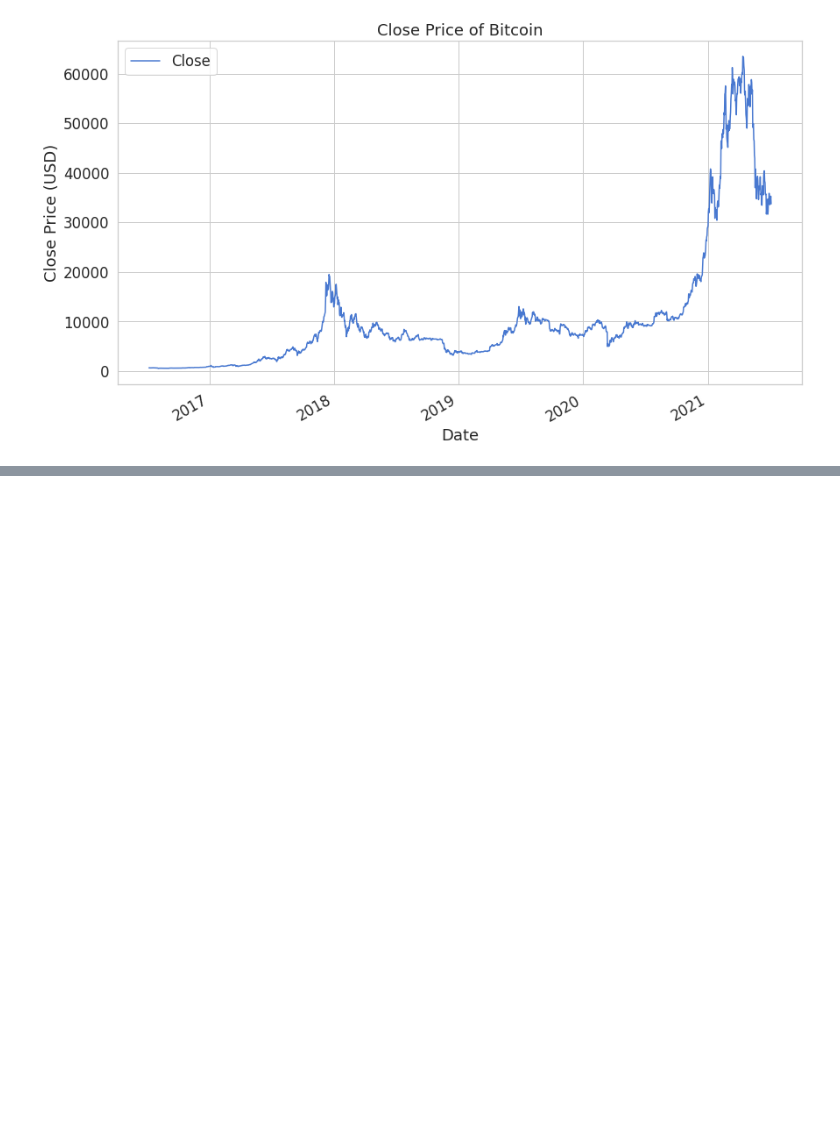
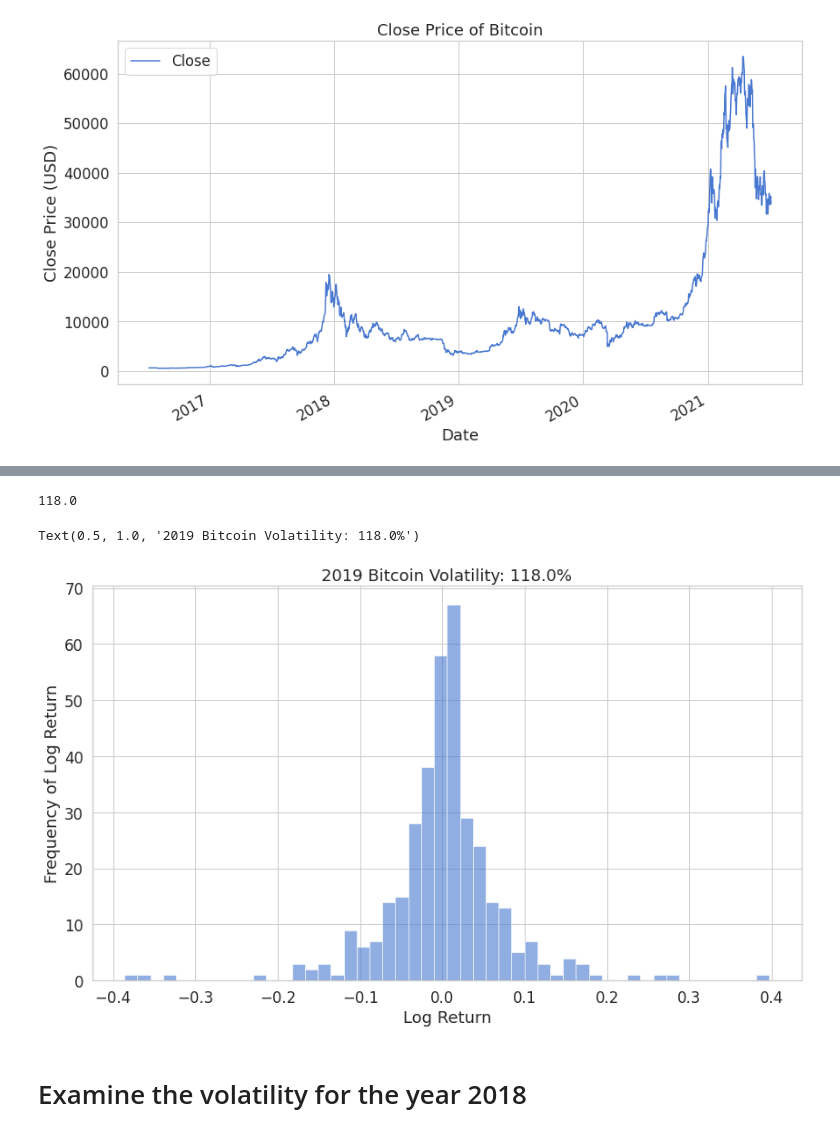
Before and after one commit to LaviJ/Cryptocurrency-Analysis, a Jupyter notebook: Exploratory Data Analysis/EDA_Bitcoin.ipynb, the cells around one changed output, grey strips where cells are left out. Saved outputs shown, nothing was run; the diff lists cells and outputs as text; code cells hidden in the pictures; blank space fills up the shorter version.

```diff
--- a/Exploratory Data Analysis/EDA_Bitcoin.ipynb
+++ b/Exploratory Data Analysis/EDA_Bitcoin.ipynb
@@ -173,0 +261,4 @@ ax.set_title("2020 Bitcoin Volatility: " + str_vol + "%" )
+# %%
+# Add a column called "Log_Returns" with the daily log return of the Close price
+df_2019["Log_Returns"] = np.log(df_2019['Close']/df_2019['Close'].shift())
+df_2019.head()
@@ -173,0 +272,26 @@ ax.set_title("2020 Bitcoin Volatility: " + str_vol + "%" )
+# %%
+# We need the std deviation for the volatility of the stock
+# df_2019["Log_Returns"].std()
+
+# Volatility is defined as the annualized standard deviation. There are ~253 trading days per year. Square root = **.5
+volatility_2019 = df_2019["Log_Returns"].std()*253**.5
+# %%
+# Calculate the volatility of the 2019 stock price of Bitcoin
+str_vol_2019 = str(round(volatility_2019, 3)*100)
+
+print(str_vol_2019)
+# %% [output]
+118.0
+# %%
+# Visualize the volatility of the 2019 stock price of Bitcoin
+
+fig, ax = plt.subplots()
+df_2019["Log_Returns"].hist(ax=ax, bins=50, alpha=0.6, color="b")
+ax.set_xlabel("Log Return")
+ax.set_ylabel("Frequency of Log Return")
+ax.set_title("2019 Bitcoin Volatility: " + str_vol_2019 + "%" )
+# %% [output]
+Text(0.5, 1.0, '2019 Bitcoin Volatility: 118.0%')
+[figure, added]
+# %% [markdown]
+# Examine the volatility for the year 2018
```
Also changed, not shown: parts of 21 cells of this notebook.
